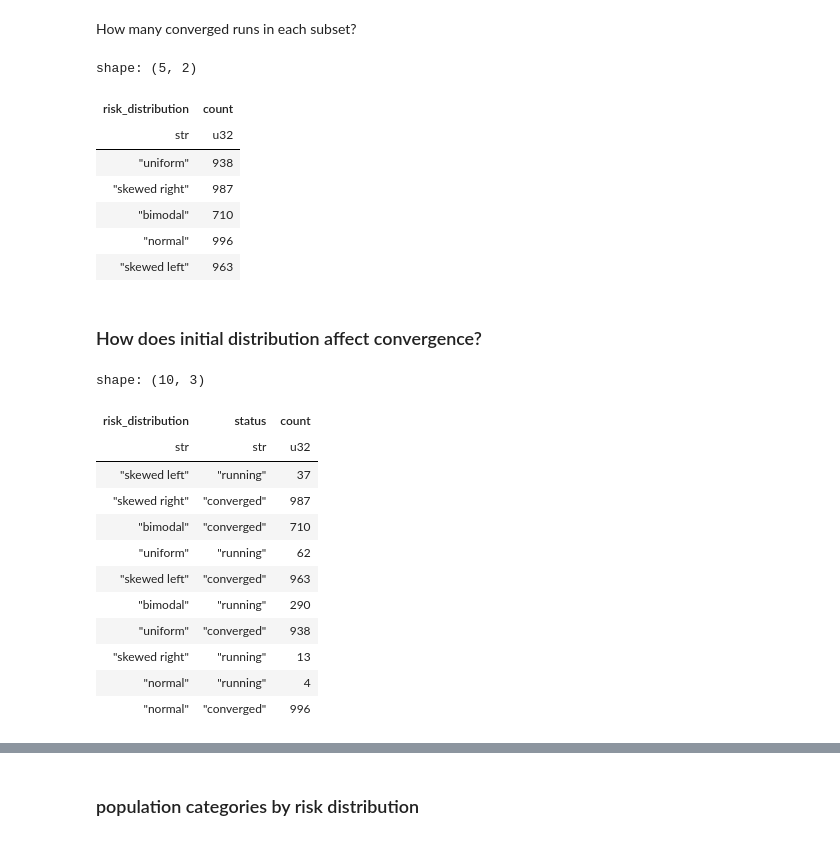
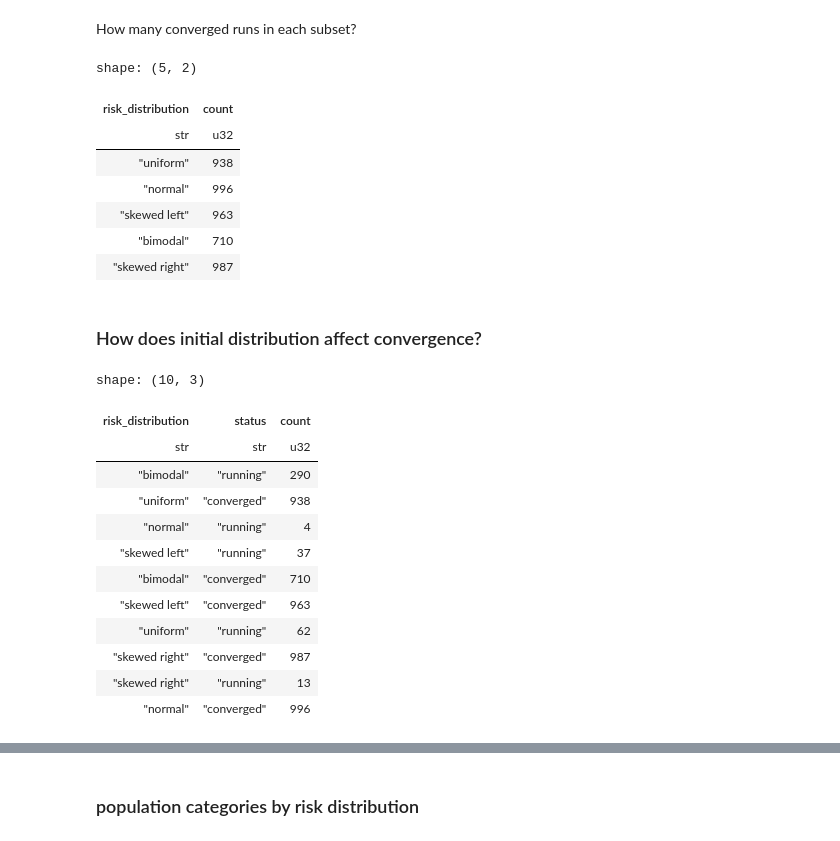
Before and after one commit to Princeton-CDH/simulating-risk, a Jupyter notebook: notebooks/hawkdovemulti_adjust/hdm_c7_riskdistribution.ipynb, the cells around one changed output, grey strips where cells are left out. Saved outputs shown, nothing was run; the diff lists cells and outputs as text; code cells hidden in the pictures.

Commit message:
Update notebook & charts for convergence / init risk dist analysis

```diff
--- a/notebooks/hawkdovemulti_adjust/hdm_c7_riskdistribution.ipynb
+++ b/notebooks/hawkdovemulti_adjust/hdm_c7_riskdistribution.ipynb
@@ -61,16 +61,16 @@ shape: (5,)
 # %% [markdown]
 How many converged runs in each subset?
 # %%
-converged_df.group_by("risk_distribution").count()
+converged_df.group_by("risk_distribution").len().rename({"len": "count"})
 # %% [output]
 shape: (5, 2)
 | risk_distribution | count |
 | str | u32 |
 | "uniform" | 938 |
-| "skewed right" | 987 |
-| "bimodal" | 710 |
 | "normal" | 996 |
 | "skewed left" | 963 |
+| "bimodal" | 710 |
+| "skewed right" | 987 |
 # %%
 # filter converged run data into subsets by risk distribution
 
@@ -81,21 +81,21 @@ for distribution in converged_df["risk_distribution"].unique():
 # %% [markdown]
 ### How does initial distribution affect convergence?
 # %%
-status_by_dist = df.group_by("risk_distribution", "status").count()
+status_by_dist = df.group_by("risk_distribution", "status").len().rename({"len": "count"})
 status_by_dist
 # %% [output]
 shape: (10, 3)
 | risk_distribution | status | count |
 | str | str | u32 |
-| "skewed left" | "running" | 37 |
-| "skewed right" | "converged" | 987 |
-| "bimodal" | "converged" | 710 |
-| "uniform" | "running" | 62 |
-| "skewed left" | "converged" | 963 |
 | "bimodal" | "running" | 290 |
 | "uniform" | "converged" | 938 |
+| "normal" | "running" | 4 |
+| "skewed left" | "running" | 37 |
+| "bimodal" | "converged" | 710 |
+| "skewed left" | "converged" | 963 |
+| "uniform" | "running" | 62 |
+| "skewed right" | "converged" | 987 |
 | "skewed right" | "running" | 13 |
-| "normal" | "running" | 4 |
 | "normal" | "converged" | 996 |
 # %%
 import altair as alt
```
Also changed, not shown: parts of 4 cells of this notebook, 5 other files.
